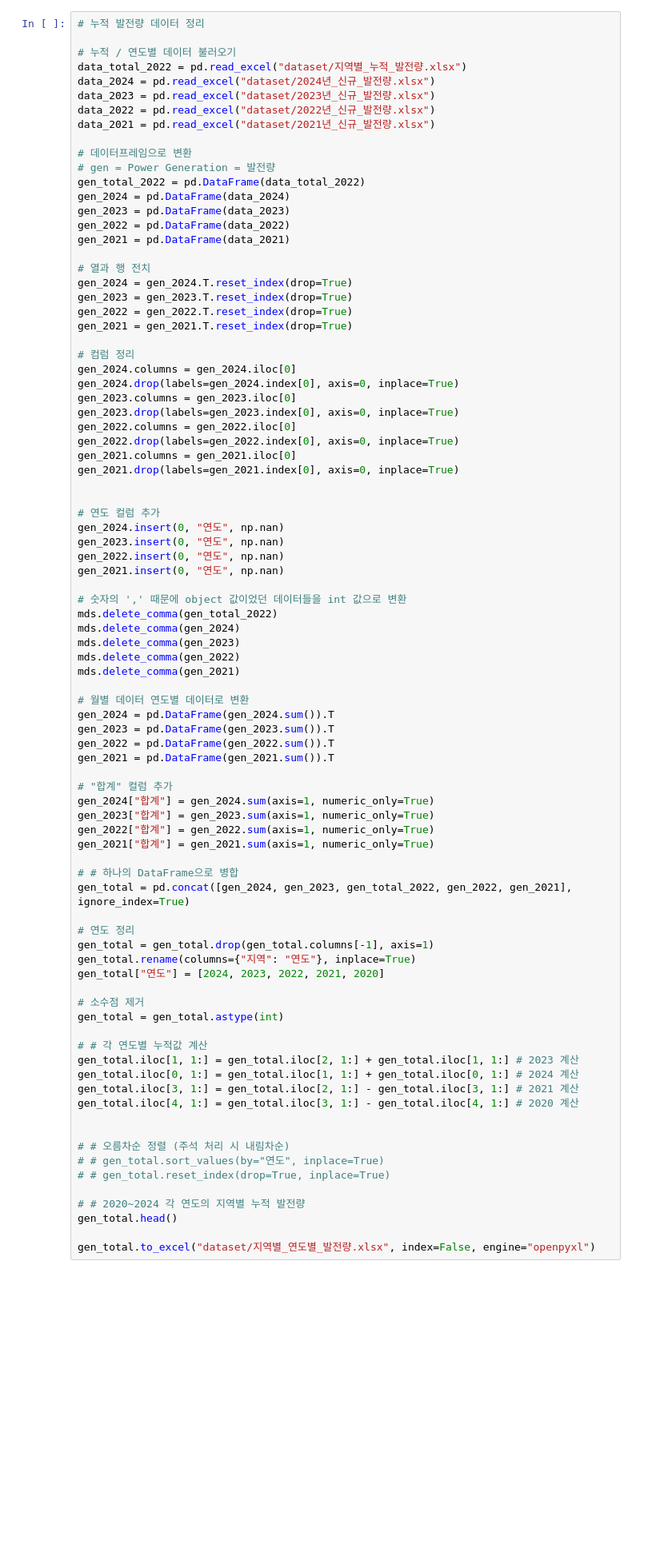
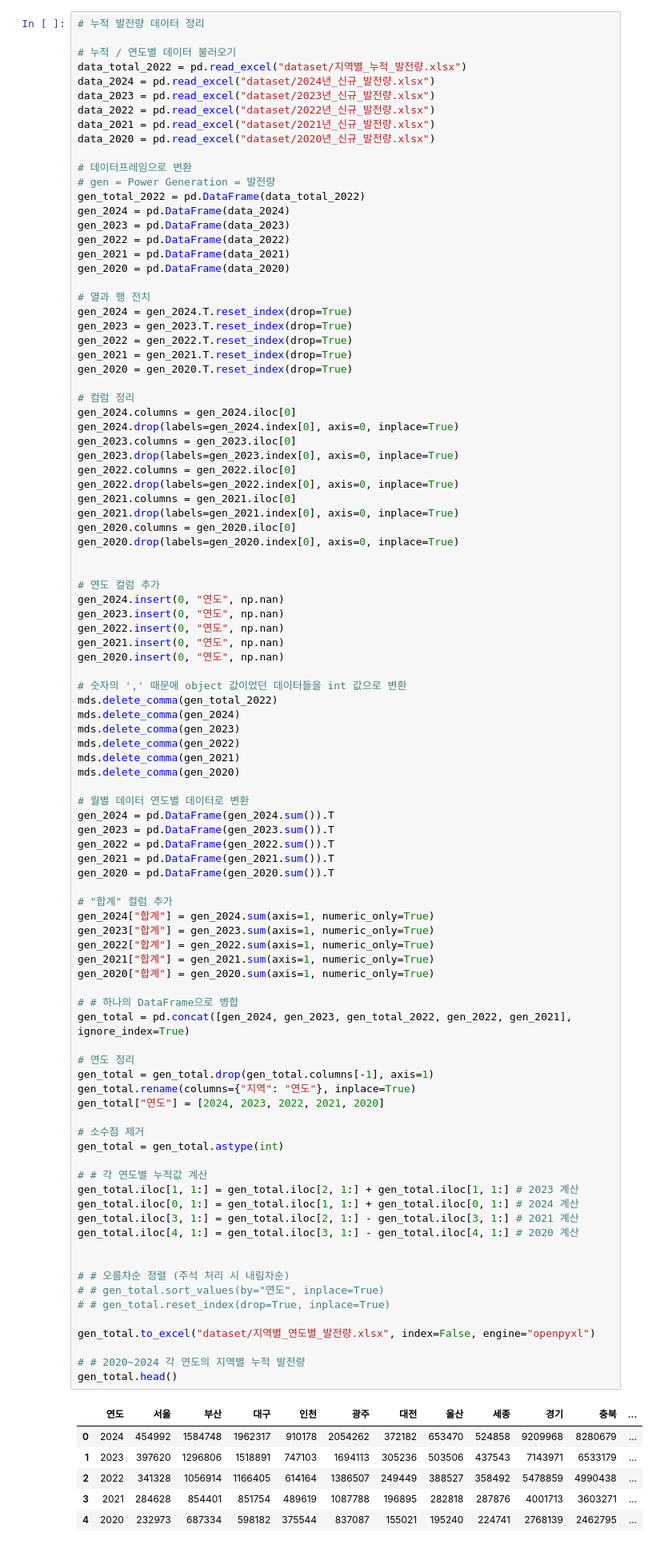
Before and after one commit to taehyunan-99/project_seasonal_renewable_energy, a Jupyter notebook: main.ipynb, the cells around one changed output. Shown at 80% size. Saved outputs shown, nothing was run; the diff lists cells and outputs as text; blank space fills up the shorter version.

```diff
--- a/main.ipynb
+++ b/main.ipynb
@@ -67,6 +75,7 @@ data_2024 = pd.read_excel("dataset/2024년_신규_발전량.xlsx")
 data_2023 = pd.read_excel("dataset/2023년_신규_발전량.xlsx")
 data_2022 = pd.read_excel("dataset/2022년_신규_발전량.xlsx")
 data_2021 = pd.read_excel("dataset/2021년_신규_발전량.xlsx")
+data_2020 = pd.read_excel("dataset/2020년_신규_발전량.xlsx")
 
 # 데이터프레임으로 변환
 # gen = Power Generation = 발전량
@@ -75,12 +84,14 @@ gen_2024 = pd.DataFrame(data_2024)
 gen_2023 = pd.DataFrame(data_2023)
 gen_2022 = pd.DataFrame(data_2022)
 gen_2021 = pd.DataFrame(data_2021)
+gen_2020 = pd.DataFrame(data_2020)
 
 # 열과 행 전치
 gen_2024 = gen_2024.T.reset_index(drop=True)
 gen_2023 = gen_2023.T.reset_index(drop=True)
 gen_2022 = gen_2022.T.reset_index(drop=True)
 gen_2021 = gen_2021.T.reset_index(drop=True)
+gen_2020 = gen_2020.T.reset_index(drop=True)
 
 # 컴럼 정리
 gen_2024.columns = gen_2024.iloc[0]
@@ -91,6 +102,8 @@ gen_2022.columns = gen_2022.iloc[0]
 gen_2022.drop(labels=gen_2022.index[0], axis=0, inplace=True)
 gen_2021.columns = gen_2021.iloc[0]
 gen_2021.drop(labels=gen_2021.index[0], axis=0, inplace=True)
+gen_2020.columns = gen_2020.iloc[0]
+gen_2020.drop(labels=gen_2020.index[0], axis=0, inplace=True)
 
 
 # 연도 컬럼 추가
@@ -98,6 +111,7 @@ gen_2024.insert(0, "연도", np.nan)
 gen_2023.insert(0, "연도", np.nan)
 gen_2022.insert(0, "연도", np.nan)
 gen_2021.insert(0, "연도", np.nan)
+gen_2020.insert(0, "연도", np.nan)
 
 # 숫자의 ',' 때문에 object 값이었던 데이터들을 int 값으로 변환
 mds.delete_comma(gen_total_2022)
@@ -105,42 +119,52 @@ mds.delete_comma(gen_2024)
 mds.delete_comma(gen_2023)
 mds.delete_comma(gen_2022)
 mds.delete_comma(gen_2021)
+mds.delete_comma(gen_2020)
 
 # 월별 데이터 연도별 데이터로 변환
 gen_2024 = pd.DataFrame(gen_2024.sum()).T
 gen_2023 = pd.DataFrame(gen_2023.sum()).T
 gen_2022 = pd.DataFrame(gen_2022.sum()).T
 gen_2021 = pd.DataFrame(gen_2021.sum()).T
+gen_2020 = pd.DataFrame(gen_2020.sum()).T
 
 # "합계" 컬럼 추가
 gen_2024["합계"] = gen_2024.sum(axis=1, numeric_only=True)
 gen_2023["합계"] = gen_2023.sum(axis=1, numeric_only=True)
 gen_2022["합계"] = gen_2022.sum(axis=1, numeric_only=True)
 gen_2021["합계"] = gen_2021.sum(axis=1, numeric_only=True)
+gen_2020["합계"] = gen_2020.sum(axis=1, numeric_only=True)
 
 # # 하나의 DataFrame으로 병합
 gen_total = pd.concat([gen_2024, gen_2023, gen_total_2022, gen_2022, gen_2021], ignore_index=True)
 
 # 연도 정리
 gen_total = gen_total.drop(gen_total.columns[-1], axis=1)
 gen_total.rename(columns={"지역": "연도"}, inplace=True)
 gen_total["연도"] = [2024, 2023, 2022, 2021, 2020]
 
 # 소수점 제거
 gen_total = gen_total.astype(int)
 
 # # 각 연도별 누적값 계산
 gen_total.iloc[1, 1:] = gen_total.iloc[2, 1:] + gen_total.iloc[1, 1:] # 2023 계산
 gen_total.iloc[0, 1:] = gen_total.iloc[1, 1:] + gen_total.iloc[0, 1:] # 2024 계산
 gen_total.iloc[3, 1:] = gen_total.iloc[2, 1:] - gen_total.iloc[3, 1:] # 2021 계산
 gen_total.iloc[4, 1:] = gen_total.iloc[3, 1:] - gen_total.iloc[4, 1:] # 2020 계산
 
 
 # # 오름차순 정렬 (주석 처리 시 내림차순)
 # # gen_total.sort_values(by="연도", inplace=True)
 # # gen_total.reset_index(drop=True, inplace=True)
 
+gen_total.to_excel("dataset/지역별_연도별_발전량.xlsx", index=False, engine="openpyxl")
+
 # # 2020~2024 각 연도의 지역별 누적 발전량
 gen_total.head()
-
-gen_total.to_excel("dataset/지역별_연도별_발전량.xlsx", index=False, engine="openpyxl")
+# %% [output]
+|  | 연도 | 서울 | 부산 | 대구 | 인천 | 광주 | 대전 | 울산 | 세종 | 경기 | 충북 | ... |
+| 0 | 2024 | 454992 | 1584748 | 1962317 | 910178 | 2054262 | 372182 | 653470 | 524858 | 9209968 | 8280679 | ... |
+| 1 | 2023 | 397620 | 1296806 | 1518891 | 747103 | 1694113 | 305236 | 503506 | 437543 | 7143971 | 6533179 | ... |
+| 2 | 2022 | 341328 | 1056914 | 1166405 | 614164 | 1386507 | 249449 | 388527 | 358492 | 5478859 | 4990438 | ... |
+| 3 | 2021 | 284628 | 854401 | 851754 | 489619 | 1087788 | 196895 | 282818 | 287876 | 4001713 | 3603271 | ... |
+| 4 | 2020 | 232973 | 687334 | 598182 | 375544 | 837087 | 155021 | 195240 | 224741 | 2768139 | 2462795 | ... |
```
Also changed, not shown: parts of 5 cells of this notebook.
